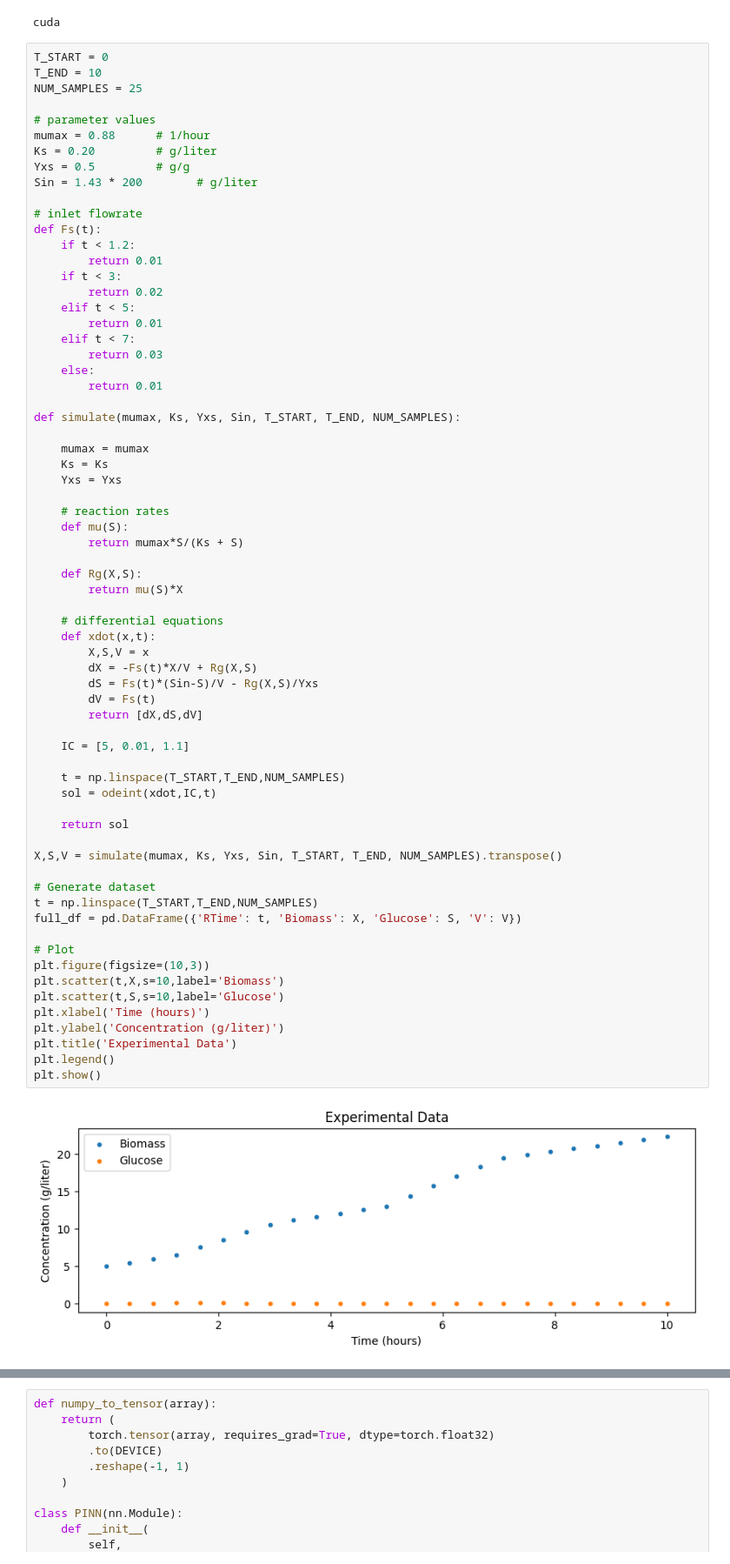
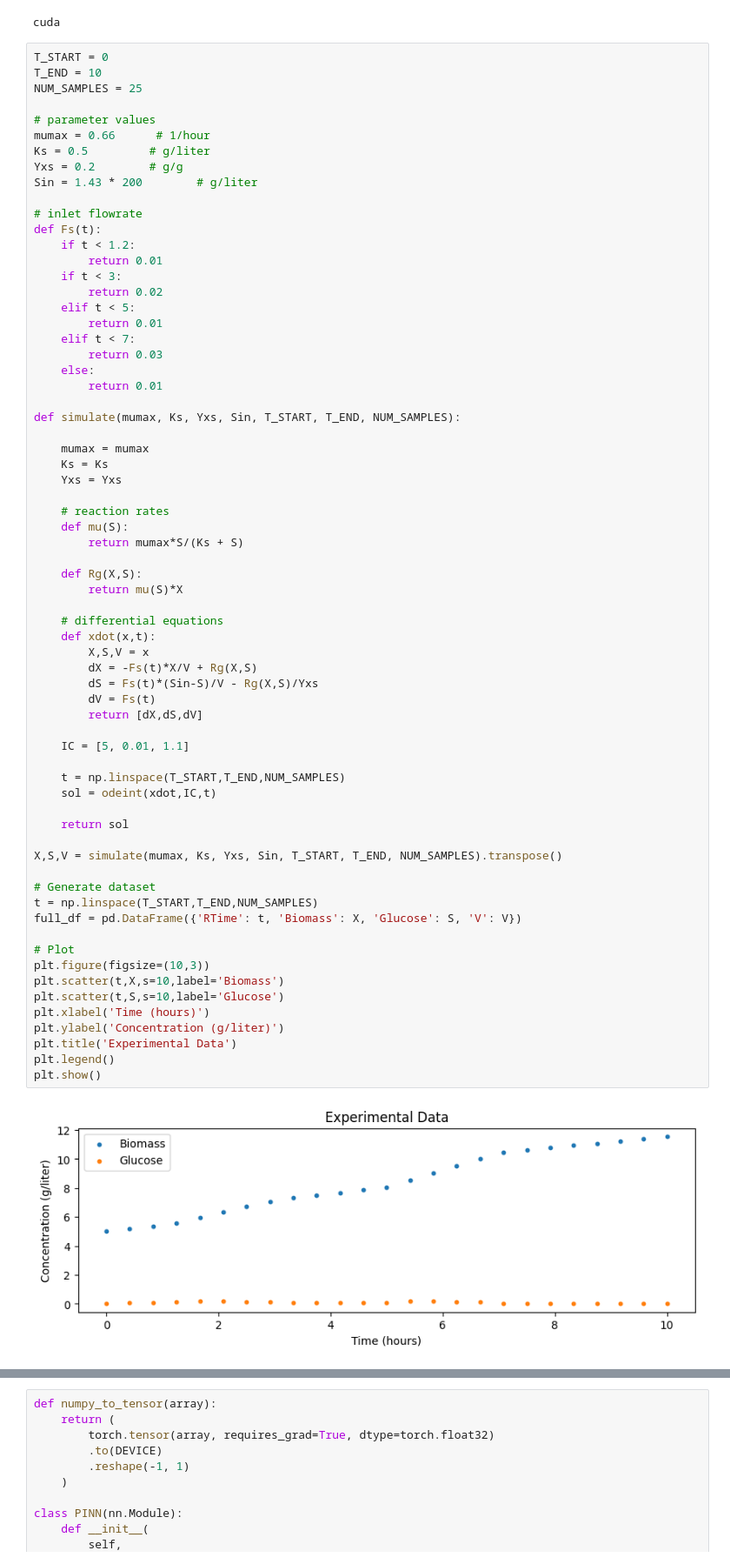
Before and after one commit to costasmexis/dynamic-modeling, a Jupyter notebook: notebooks/fed_batch_main.ipynb, the cells around one changed output, grey strips where cells are left out. Shown at 87% size. Saved outputs shown, nothing was run; the diff lists cells and outputs as text.

```diff
--- a/notebooks/fed_batch_main.ipynb
+++ b/notebooks/fed_batch_main.ipynb
@@ -25,9 +25,9 @@ T_END = 10
 NUM_SAMPLES = 25
 
 # parameter values
-mumax = 0.88      # 1/hour
-Ks = 0.20         # g/liter
-Yxs = 0.5         # g/g
+mumax = 0.66      # 1/hour
+Ks = 0.5         # g/liter
+Yxs = 0.2        # g/g
 Sin = 1.43 * 200        # g/liter
 
 # inlet flowrate
@@ -60,31 +60,31 @@ def simulate(mumax, Ks, Yxs, Sin, T_START, T_END, NUM_SAMPLES):
     def xdot(x,t):
         X,S,V = x
         dX = -Fs(t)*X/V + Rg(X,S)
         dS = Fs(t)*(Sin-S)/V - Rg(X,S)/Yxs
         dV = Fs(t)
         return [dX,dS,dV]
 
     IC = [5, 0.01, 1.1]
 
     t = np.linspace(T_START,T_END,NUM_SAMPLES)
     sol = odeint(xdot,IC,t)
 
     return sol
 
 X,S,V = simulate(mumax, Ks, Yxs, Sin, T_START, T_END, NUM_SAMPLES).transpose()
 
 # Generate dataset
 t = np.linspace(T_START,T_END,NUM_SAMPLES)
 full_df = pd.DataFrame({'RTime': t, 'Biomass': X, 'Glucose': S, 'V': V})
 
 # Plot
 plt.figure(figsize=(10,3))
 plt.scatter(t,X,s=10,label='Biomass')
 plt.scatter(t,S,s=10,label='Glucose')
 plt.xlabel('Time (hours)')
 plt.ylabel('Concentration (g/liter)')
 plt.title('Experimental Data')
 plt.legend()
 plt.show()
 # %% [output]
-[figure, old version]
+[figure, new version]
```
Also changed, not shown: parts of 5 cells of this notebook.
